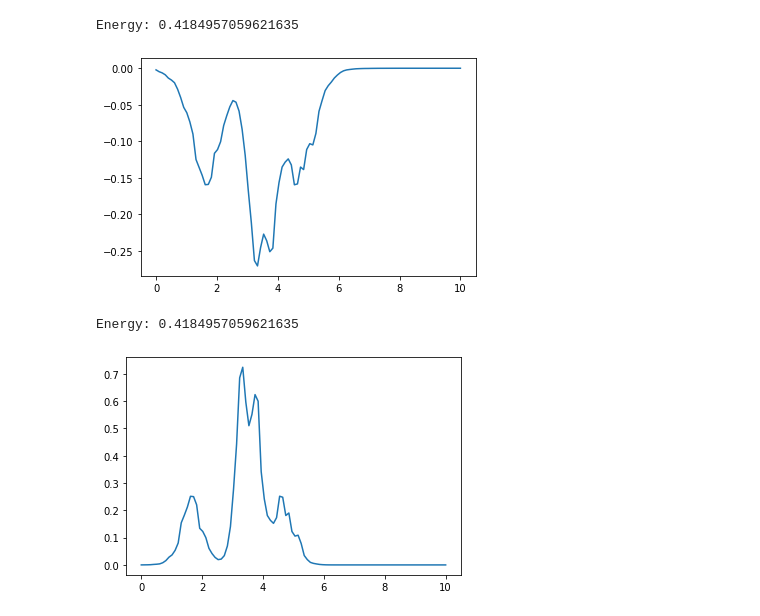
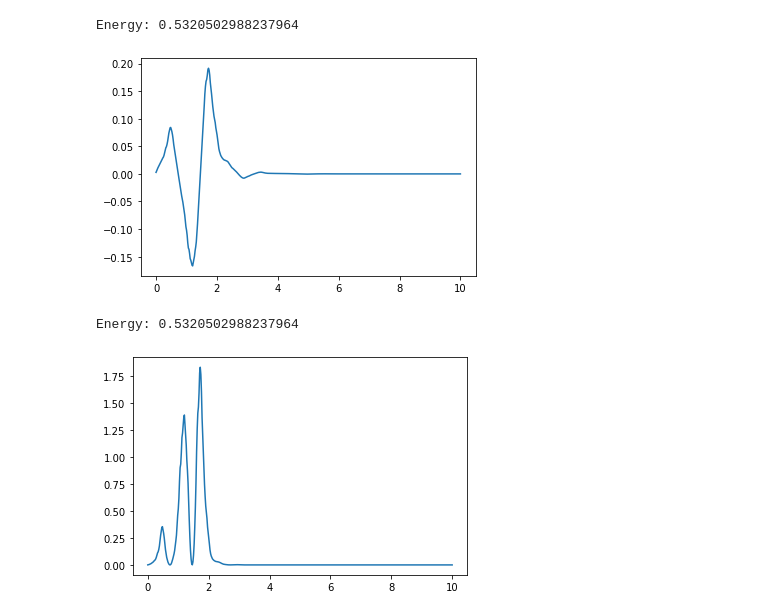
Before and after one commit to dylanh05/pyDFT, a Jupyter notebook: 1DDFT.ipynb, the cells around one changed output. Cells and saved outputs as stored; diff of their text form; code cells hidden in the pictures.

```diff
--- a/1DDFT.ipynb
+++ b/1DDFT.ipynb
@@ -89,5 +111,5 @@ class DFT:
 # %%
-space = np.linspace(0, 10, 100)
+space = np.linspace(0, 10, 500)
 print("1D DFT Space: ")
 print(space)
 # %% [output]
@@ -112,5 +133,5 @@ print(space)
 # %%
-x = np.random.rand(100)
+x = np.random.rand(500)
 print("DFT Grid: ")
 print(x)
 # %% [output]
@@ -138,14 +170,14 @@ first_derivs, second_derivs = State.compute_derivs(x)
 # %%
 epsilon_n, psi_gn = State.compute_Kohm_Sham_states()
 # %%
-State.plot_wavefuction(epsilon_n, psi_gn, 0)
+State.plot_wavefuction(epsilon_n, psi_gn, 10)
 # %% [output]
-Energy: 0.4184957059621635
+Energy: 0.5320502988237964
-[figure, old version]
+[figure, new version]
 # %%
 psi_gn = State.normalize(psi_gn)
-State.plot_wavefuction(epsilon_n, psi_gn, 0)
+State.plot_wavefuction(epsilon_n, psi_gn, 10)
 # %% [output]
-Energy: 0.4184957059621635
+Energy: 0.5320502988237964
-[figure, old version]
+[figure, new version]
 # %%
```
Also changed, not shown: parts of 17 cells of this notebook.
